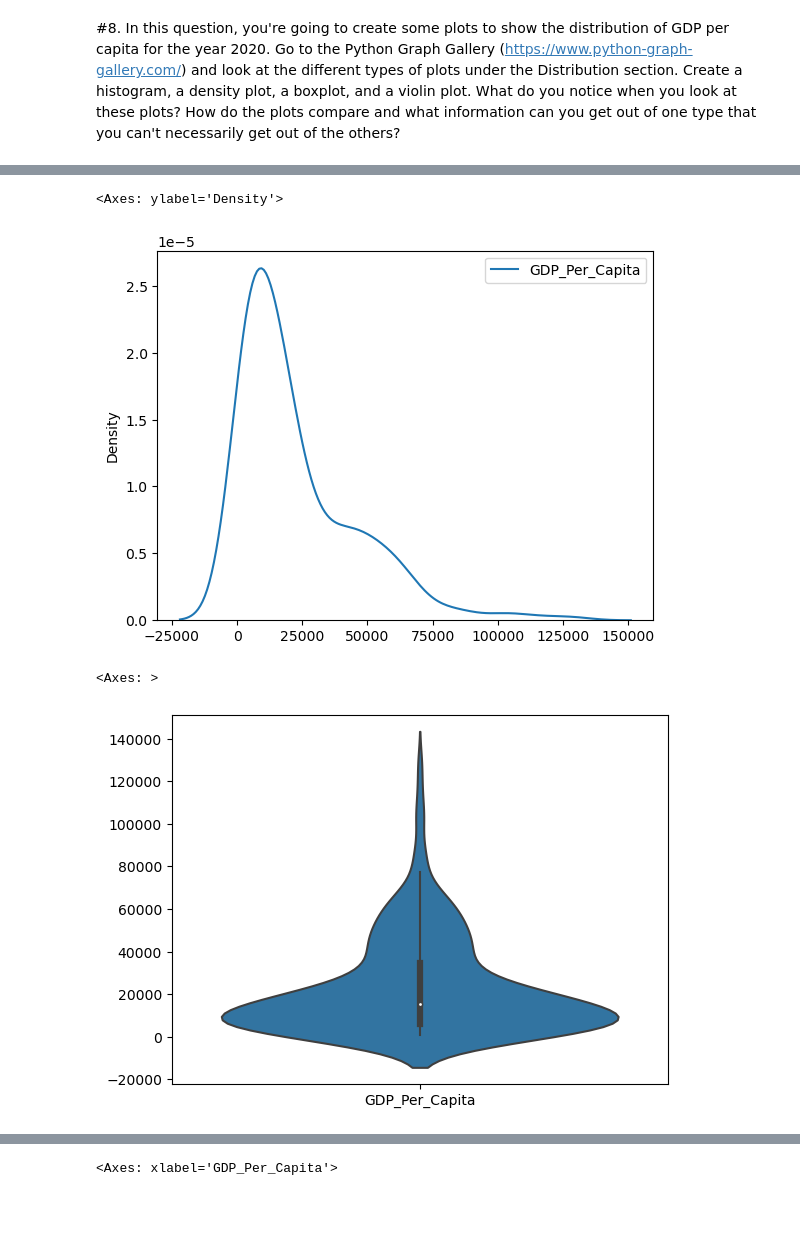
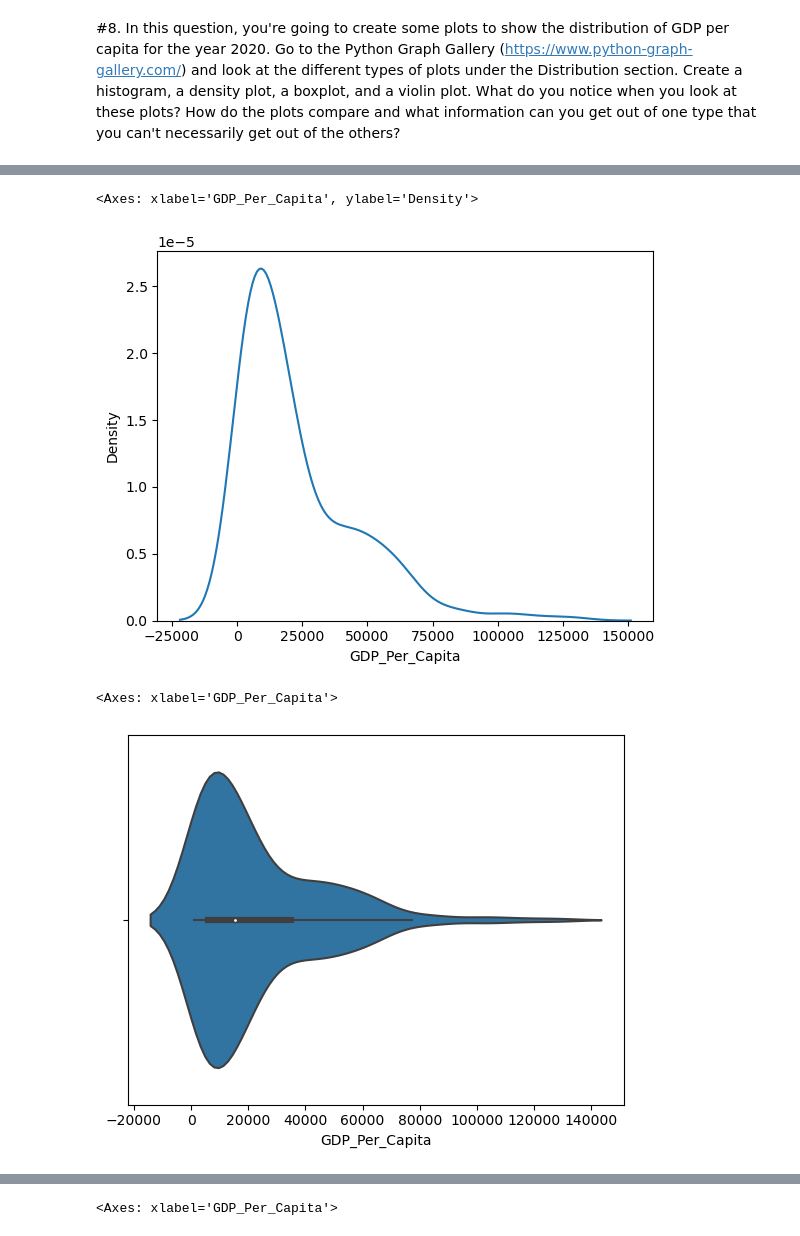
Before and after one commit to NSS-Full-Time-Data-Analytics-16/un-project-jaimreyes, a Jupyter notebook: notebook/un_project.ipynb, the cells around one changed output, grey strips where cells are left out. Drawn from its saved outputs; the diff is of its cells as text; code cells hidden in the pictures; blank space fills up the shorter version.

```diff
--- a/notebook/un_project.ipynb
+++ b/notebook/un_project.ipynb
@@ -60,6 +60,3 @@ gdp_df
 | 8217 | Zimbabwe | 1991 | 4126.405247 |
 | 8218 | Zimbabwe | 1990 | 4013.299059 |
 8219 rows × 3 columns
-# %%
-gdp_df = gdp_df.rename (columns = {'Country or Area': 'Country', 'Value': 'GDP_Per_Capita'})
-gdp_df
@@ -79,0 +63,2 @@ gdp_df
+# %%
+gdp_df.columns = ['Country', 'Year', 'GDP_Per_Capita']
@@ -118,7 +140,7 @@ gdp_df.notna()
 # %% [markdown]
 #8. In this question, you're going to create some plots to show the distribution of GDP per capita for the year 2020. Go to the Python Graph Gallery (https://www.python-graph-gallery.com/) and look at the different types of plots under the Distribution section. Create a histogram, a density plot, a boxplot, and a violin plot. What do you notice when you look at these plots? How do the plots compare and what information can you get out of one type that you can't necessarily get out of the others?
 # %%
-gdp_2020 = gdp_df.loc[gdp_df ['Year'] == 2020, ['GDP_Per_Capita','Country']]
+gdp_2020 = gdp_df.loc[gdp_df ['Year'] == 2020]
 # %%
 gdp_2020
 # %% [output]
@@ -138,11 +165,11 @@ gdp_2020
 # %%
-sns.kdeplot(gdp_2020)
+sns.kdeplot(data = gdp_2020, x = 'GDP_Per_Capita')
 # %% [output]
-<Axes: ylabel='Density'>
+<Axes: xlabel='GDP_Per_Capita', ylabel='Density'>
-[figure, old version]
+[figure, new version]
 # %%
-sns.violinplot(gdp_2020)
+sns.violinplot(data = gdp_2020, x = 'GDP_Per_Capita')
 # %% [output]
-<Axes: >
+<Axes: xlabel='GDP_Per_Capita'>
-[figure, old version]
+[figure, new version]
 # %%
```
Also changed, not shown: parts of 41 cells of this notebook.
